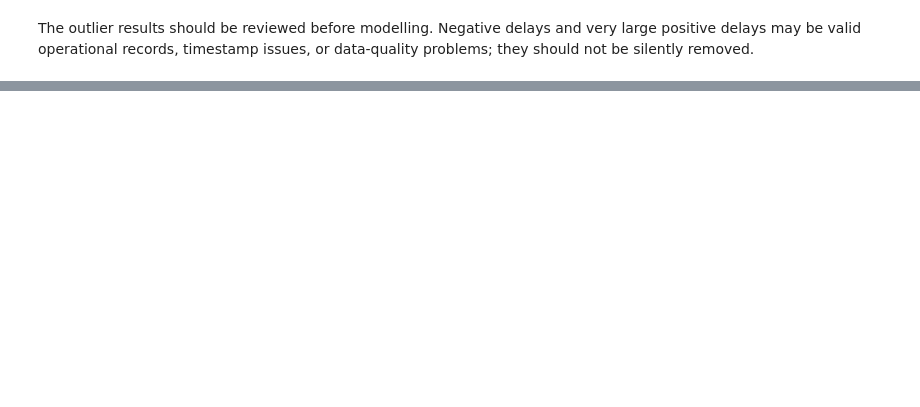
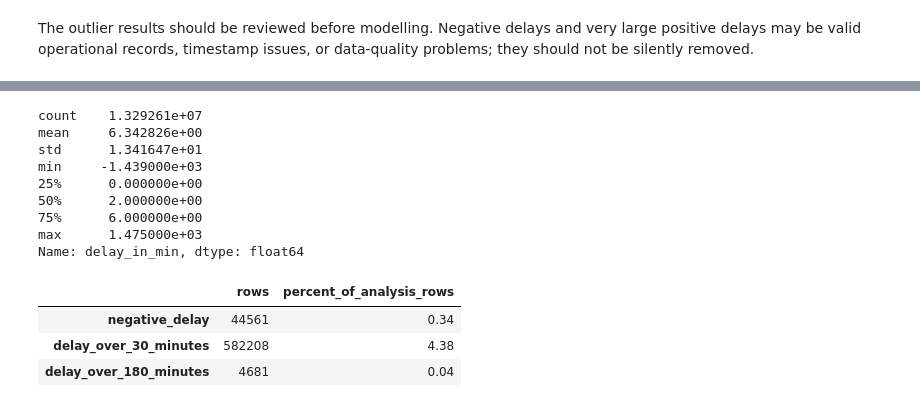
Before and after one commit to BaTa4Ka/machine_learning, a Jupyter notebook: notebooks/data_audit.ipynb, the cells around one changed output, grey strips where cells are left out. Drawn from its saved outputs; the diff is of its cells as text; code cells hidden in the pictures; blank space fills up the shorter version.

```diff
--- a/notebooks/data_audit.ipynb
+++ b/notebooks/data_audit.ipynb
@@ -324,0 +314,35 @@ The outlier results should be reviewed before modelling. Negative delays and ver
+# %%
+delay = data["delay_in_min"].dropna()
+print(delay.describe())
+
+target_threshold = 30
+negative_delay = data["delay_in_min"] < -1
+very_large_delay = data["delay_in_min"] > 180
+severe_delay = data["delay_in_min"] > target_threshold
+
+outlier_summary = pd.Series(
+    {
+        "negative_delay": negative_delay.sum(),
+        "delay_over_30_minutes": severe_delay.sum(),
+        "delay_over_180_minutes": very_large_delay.sum(),
+    },
+    name="rows",
+).to_frame()
+outlier_summary["percent_of_analysis_rows"] = (
+    outlier_summary["rows"] / len(data) * 100
+).round(2)
+outlier_summary
+# %% [output]
+count    1.329261e+07
+mean     6.342826e+00
+std      1.341647e+01
+min     -1.439000e+03
+25%      0.000000e+00
+50%      2.000000e+00
+75%      6.000000e+00
+max      1.475000e+03
+Name: delay_in_min, dtype: float64
+|  | rows | percent_of_analysis_rows |
+| negative_delay | 44561 | 0.34 |
+| delay_over_30_minutes | 582208 | 4.38 |
+| delay_over_180_minutes | 4681 | 0.04 |
```
Also changed, not shown: parts of 12 cells of this notebook.
